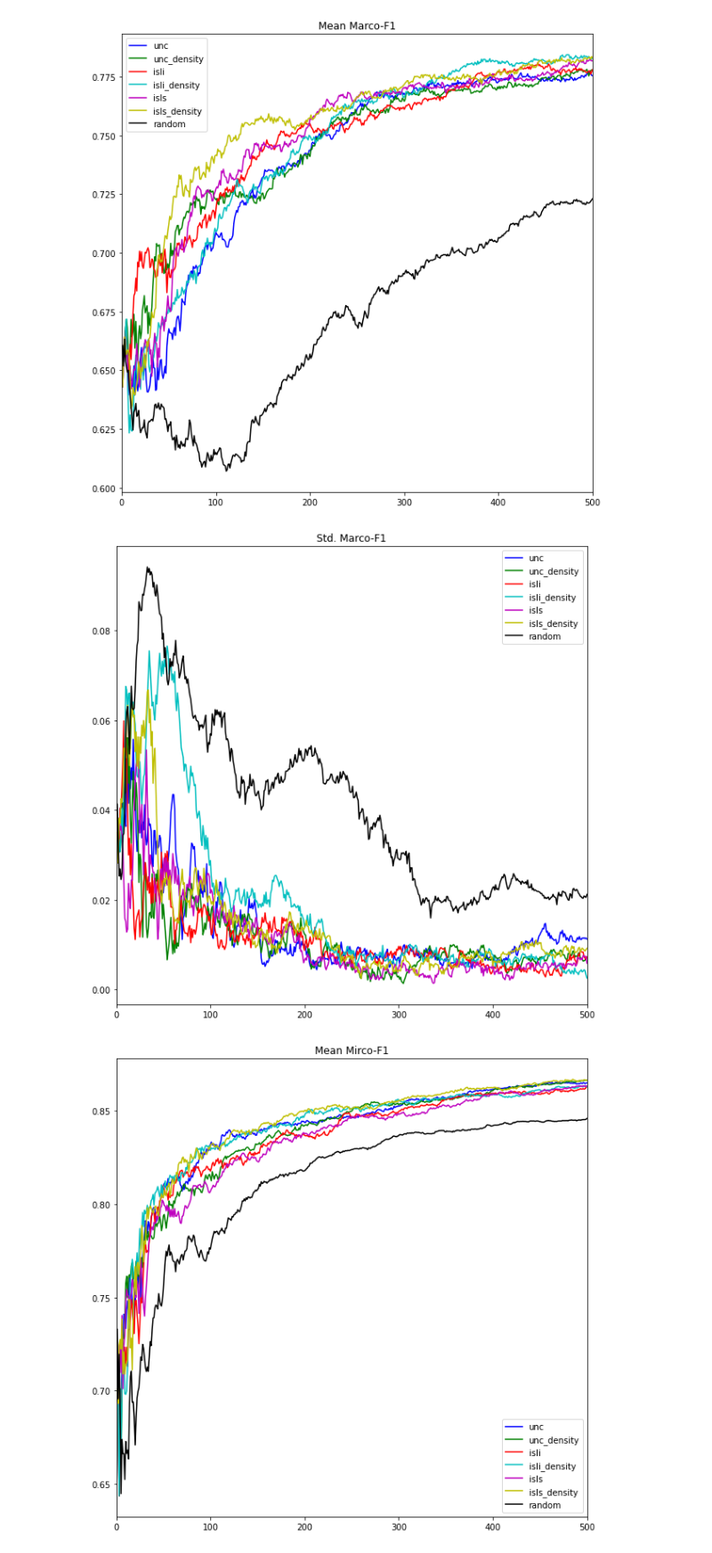
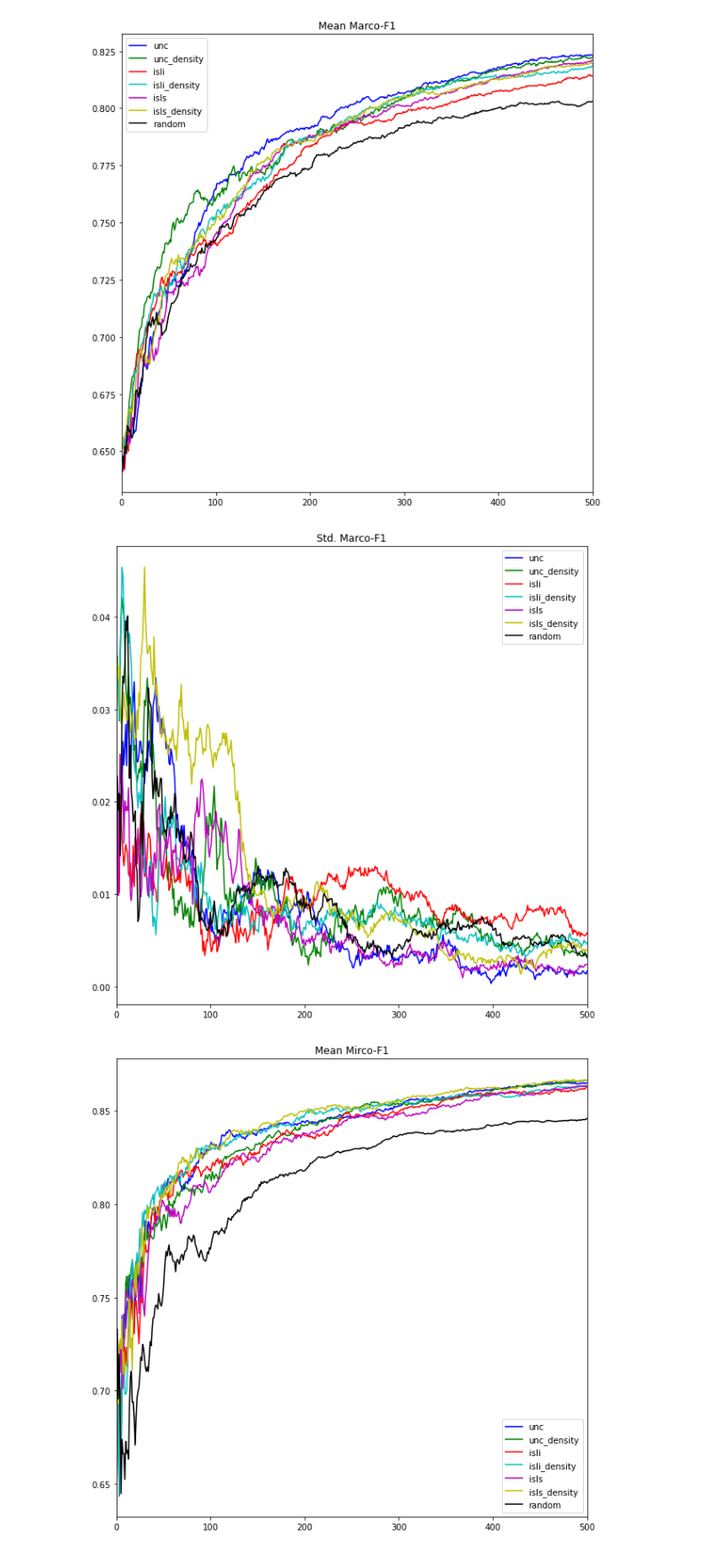
Before and after one commit to jsandersen/ProxyAL, a Jupyter notebook: eval_proxy/plot_results.ipynb, the cells around one changed output. Shown at 89% size. Cells and saved outputs as stored; diff of their text form; code cells hidden in the pictures.

```diff
--- a/eval_proxy/plot_results.ipynb
+++ b/eval_proxy/plot_results.ipynb
@@ -10,6 +82,6 @@ plt.rcParams["figure.figsize"] = (10,10)
 # %%
-dataset = 'app_store'
-encoding = 'sbert'
+dataset = 'imdb'
+encoding = 'elmo'
 sampler = ['unc', 'unc_density', 'isli', 'isli_density', 'isls', 'isls_density']
 colors = ['b', 'g', 'r', 'c', 'm', 'y']
 
@@ -26,5 +98,5 @@ plot_f1(dirs + [dir_rnd], colors + [color_rnd], sampler + [label_rnd])
-[figure, old version]
+[figure, new version]
-[figure, old version]
+[figure, new version]
 # %%
 dataset = 'imdb'
 encoding = 'sbert'
```
Also changed, not shown: parts of 7 cells of this notebook, 19 other files.
